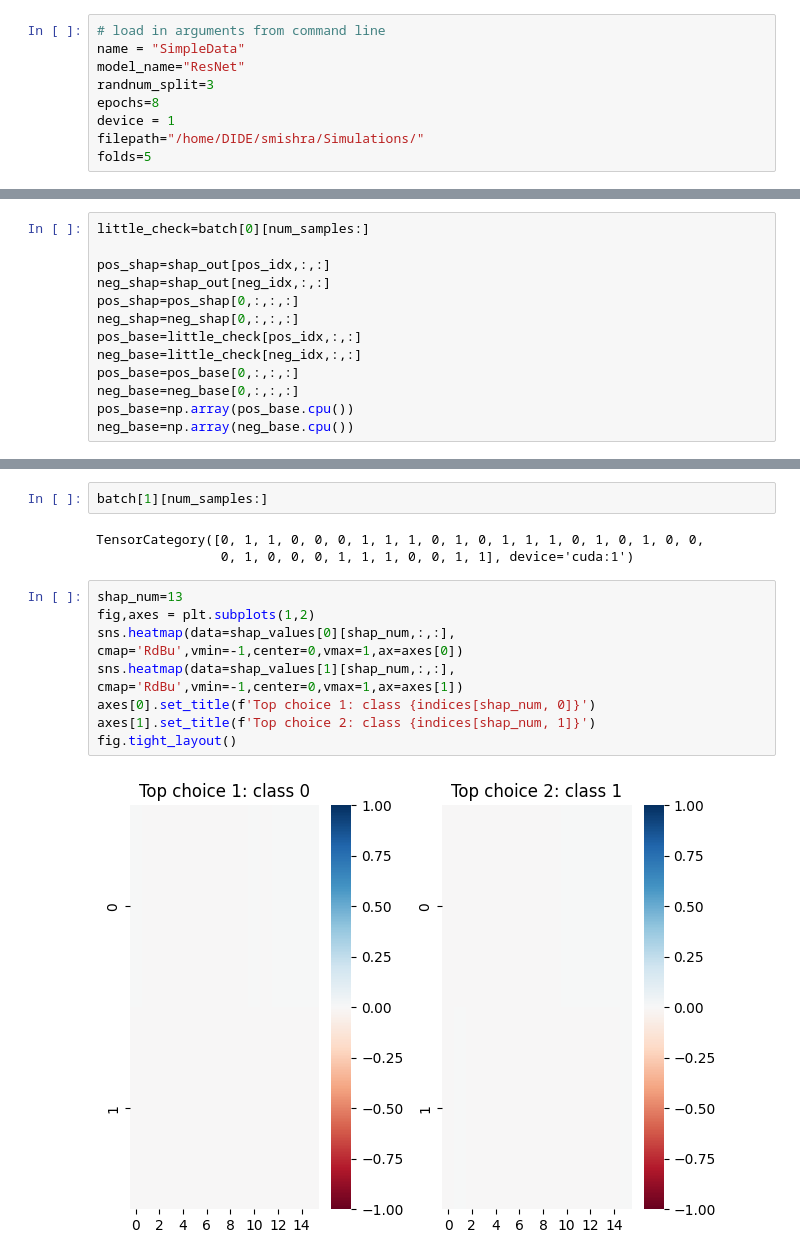
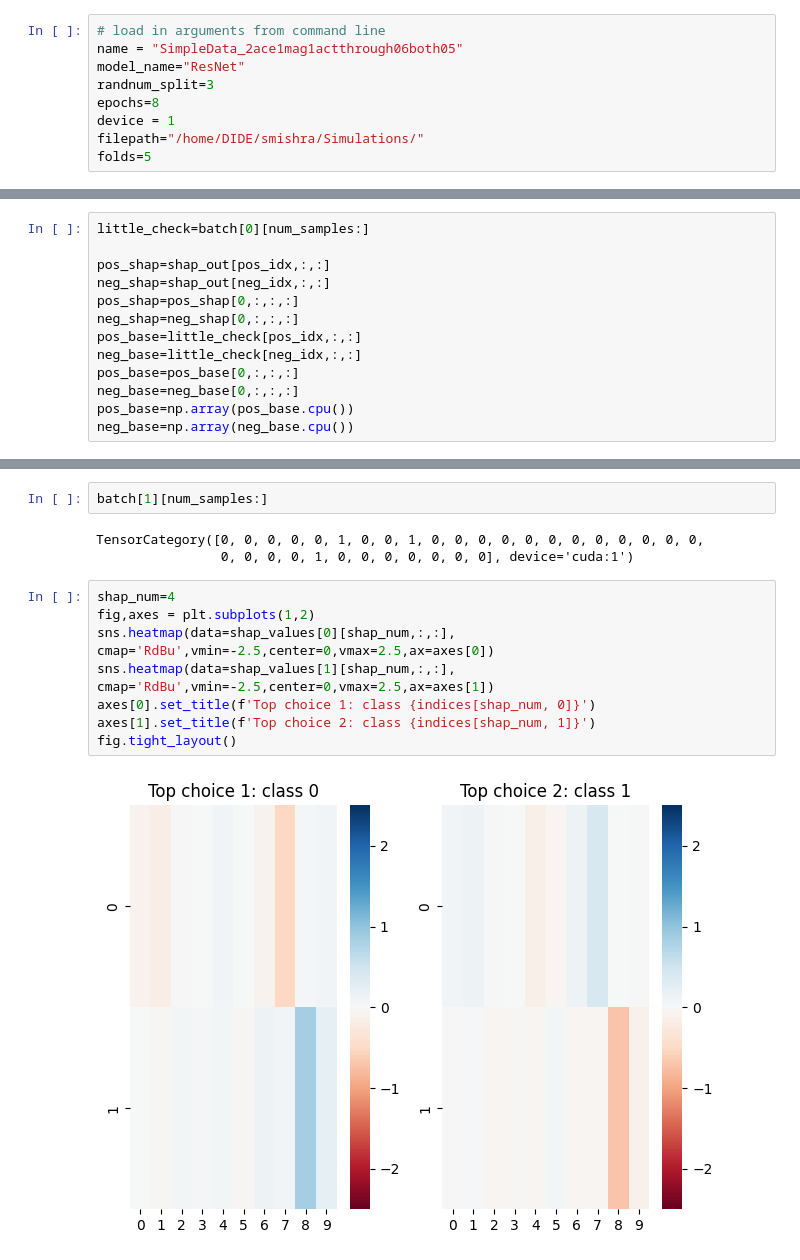
Before and after one commit to hcoupland/LifeCourseDLSimulationStudy, a Jupyter notebook: explr_inter_notebook_simple.ipynb, the cells around one changed output, grey strips where cells are left out. Cells and saved outputs as stored; diff of their text form.

```diff
--- a/explr_inter_notebook_simple.ipynb
+++ b/explr_inter_notebook_simple.ipynb
@@ -41,7 +41,7 @@ import MLmodel_opt_learner_neat as MLmodel_opt_learner
 np.set_printoptions(precision=4,suppress = True)
 # %%
 # load in arguments from command line
-name = "SimpleData"
+name = "SimpleData_2ace1mag1actthrough06both05"
 model_name="ResNet"
 randnum_split=3
 epochs=8
@@ -335,18 +337,18 @@ fig.tight_layout()
 # %%
 batch[1][num_samples:]
 # %% [output]
-TensorCategory([0, 1, 1, 0, 0, 0, 1, 1, 1, 0, 1, 0, 1, 1, 1, 0, 1, 0, 1, 0, 0,
-                0, 1, 0, 0, 0, 1, 1, 1, 0, 0, 1, 1], device='cuda:1')
+TensorCategory([0, 0, 0, 0, 0, 1, 0, 0, 1, 0, 0, 0, 0, 0, 0, 0, 0, 0, 0, 0, 0,
+                0, 0, 0, 0, 1, 0, 0, 0, 0, 0, 0, 0], device='cuda:1')
 # %%
-shap_num=13
+shap_num=4
 fig,axes = plt.subplots(1,2)
-sns.heatmap(data=shap_values[0][shap_num,:,:], cmap='RdBu',vmin=-1,center=0,vmax=1,ax=axes[0])
-sns.heatmap(data=shap_values[1][shap_num,:,:], cmap='RdBu',vmin=-1,center=0,vmax=1,ax=axes[1])
+sns.heatmap(data=shap_values[0][shap_num,:,:], cmap='RdBu',vmin=-2.5,center=0,vmax=2.5,ax=axes[0])
+sns.heatmap(data=shap_values[1][shap_num,:,:], cmap='RdBu',vmin=-2.5,center=0,vmax=2.5,ax=axes[1])
 axes[0].set_title(f'Top choice 1: class {indices[shap_num, 0]}')
 axes[1].set_title(f'Top choice 2: class {indices[shap_num, 1]}')
 fig.tight_layout()
 # %% [output]
-[figure, old version]
+[figure, new version]
 # %%
 shap_values[0][shap_num,:,:]
 # %% [output]
```
Also changed, not shown: parts of 29 cells of this notebook, 9 other files.
